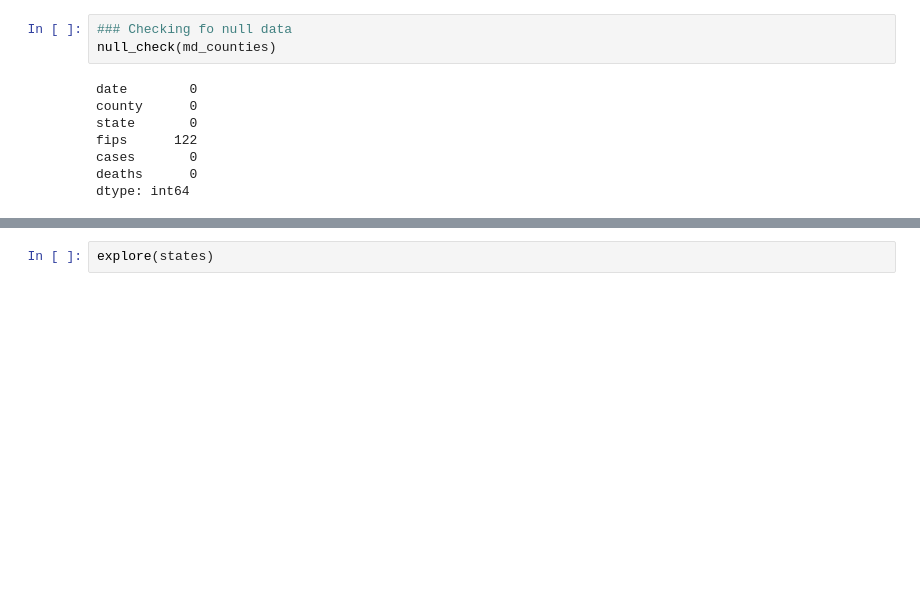
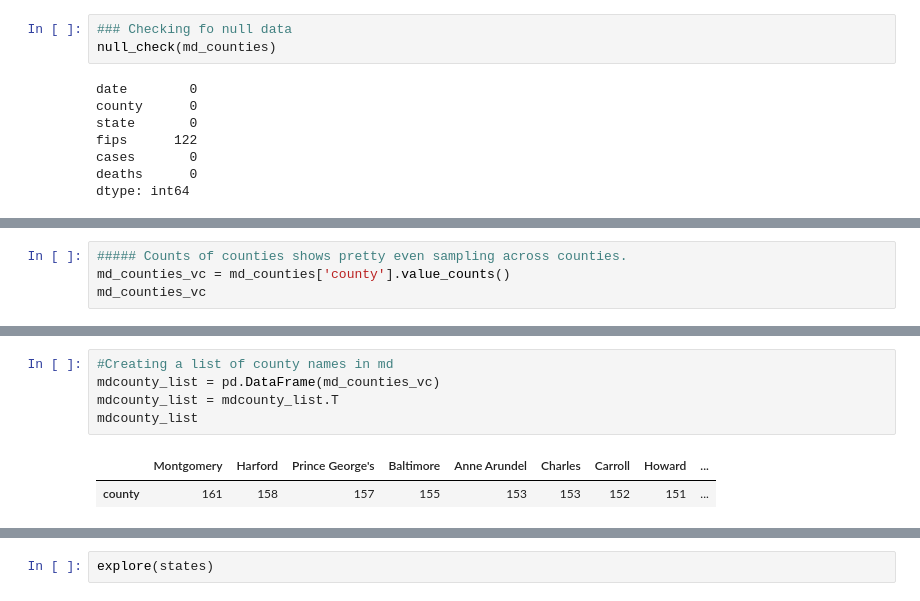
Before and after one commit to JoshuaHaga/Covid_19_sprint_1_buildwk, a Jupyter notebook: Covid_19_analysis.ipynb, the cells around one changed output, grey strips where cells are left out. Drawn from its saved outputs; the diff is of its cells as text; blank space fills up the shorter version.

```diff
--- a/Covid_19_analysis.ipynb
+++ b/Covid_19_analysis.ipynb
@@ -141,0 +168,4 @@ This data frame containes data about states as whole
+# %%
+##### Counts of counties shows pretty even sampling across counties.
+md_counties_vc = md_counties['county'].value_counts()
+md_counties_vc
@@ -141,0 +190,8 @@ This data frame containes data about states as whole
+# %%
+#Creating a list of county names in md
+mdcounty_list = pd.DataFrame(md_counties_vc)
+mdcounty_list = mdcounty_list.T
+mdcounty_list
+# %% [output]
+|  | Montgomery | Harford | Prince George's | Baltimore | Anne Arundel | Charles | Carroll | Howard | ... |
+| county | 161 | 158 | 157 | 155 | 153 | 153 | 152 | 151 | ... |
```
Also changed, not shown: parts of 15 cells of this notebook.
